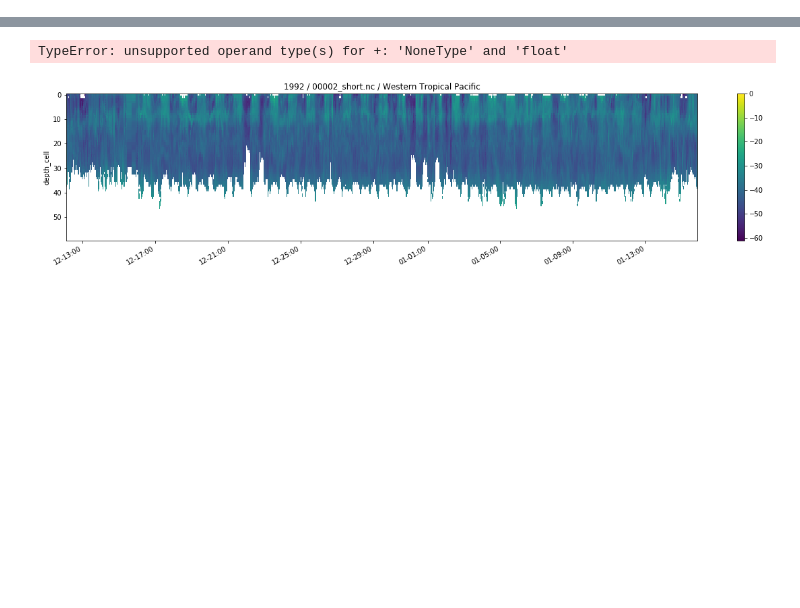
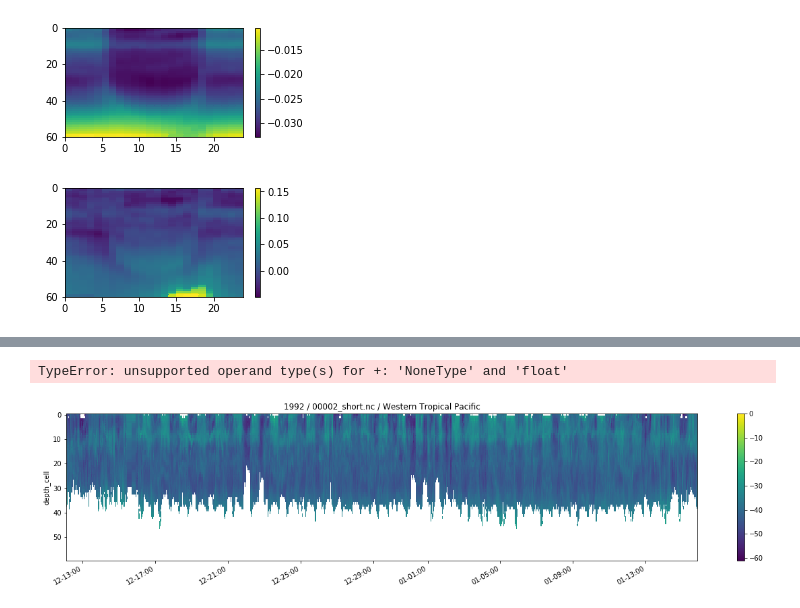
Before and after one commit to shirleyswirley/acoustic-variability, a Jupyter notebook: python/save_out_Sv_figures_UTC_time.ipynb, the cells around one changed output, grey strips where cells are left out. Saved outputs shown, nothing was run; the diff lists cells and outputs as text; code cells hidden in the pictures; blank space fills up the shorter version.

```diff
--- a/python/save_out_Sv_figures_UTC_time.ipynb
+++ b/python/save_out_Sv_figures_UTC_time.ipynb
@@ -1,2 +1,12 @@
 # %%
 %run setup_Sv_compute.ipynb
+# %%
+for ieof in np.arange(0,2):
+    uf = u[:,ieof].reshape((24,60))
+    fig,ax = plt.subplots(nrows=1, ncols=1, figsize=(4,2))
+    pc = ax.pcolormesh(uf.transpose())
+    ax.set_ylim([60,0])
+    plt.colorbar(pc, ax=ax)
+# %% [output]
+[figure, added]
+[figure, added]
```
Also changed, not shown: parts of 1 cell of this notebook, 2 other files.
